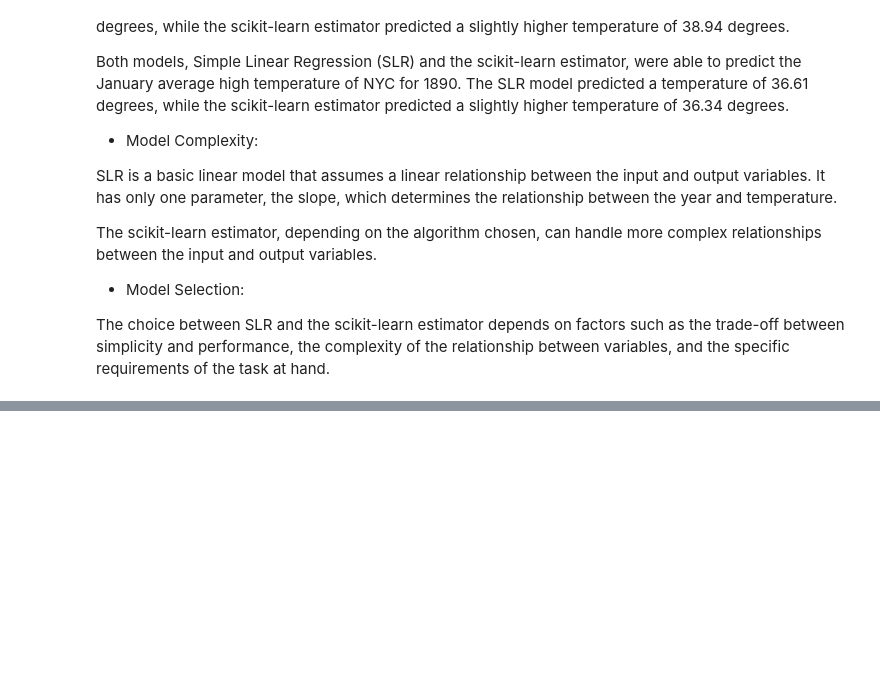
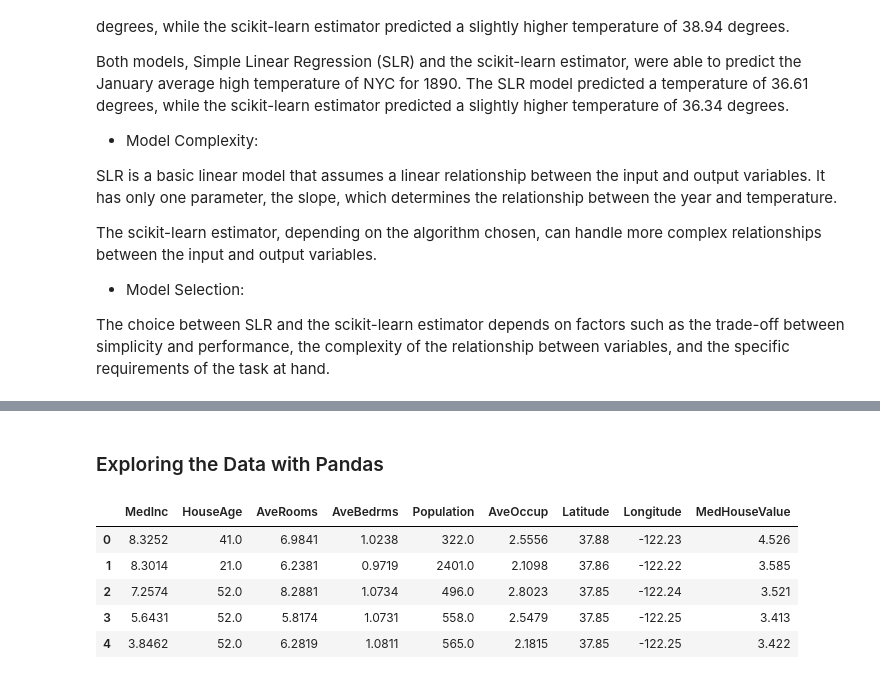
Before and after one commit to drodmay1/datafun-07-applied, a Jupyter notebook: david_ml.ipynb, the cells around one changed output, grey strips where cells are left out. Saved outputs shown, nothing was run; the diff lists cells and outputs as text; code cells hidden in the pictures; blank space fills up the shorter version.

```diff
--- a/david_ml.ipynb
+++ b/david_ml.ipynb
@@ -333,0 +387,30 @@ The choice between SLR and the scikit-learn estimator depends on factors such as
+# %% [markdown]
+### Exploring the Data with Pandas
+# %%
+# Importing the pandas library as pd
+import pandas as pd
+
+# Setting the precision for float formatting to 4 decimal places
+pd.set_option('display.precision', 4)
+
+# Setting the maximum number of displayed columns to 9
+pd.set_option('display.max_columns', 9)
+
+# Setting the display width
+pd.set_option('display.width', None)
+
+# Creating a DataFrame from the California housing dataset features
+california_df = pd.DataFrame(california.data, columns=california.feature_names)
+
+# Adding a new column 'MedHouseValue' to the DataFrame containing the target values
+california_df['MedHouseValue'] = pd.Series(california.target)
+
+# Displaying the first few rows of the DataFrame
+california_df.head()
+# %% [output]
+|  | MedInc | HouseAge | AveRooms | AveBedrms | Population | AveOccup | Latitude | Longitude | MedHouseValue |
+| 0 | 8.3252 | 41.0 | 6.9841 | 1.0238 | 322.0 | 2.5556 | 37.88 | -122.23 | 4.526 |
+| 1 | 8.3014 | 21.0 | 6.2381 | 0.9719 | 2401.0 | 2.1098 | 37.86 | -122.22 | 3.585 |
+| 2 | 7.2574 | 52.0 | 8.2881 | 1.0734 | 496.0 | 2.8023 | 37.85 | -122.24 | 3.521 |
+| 3 | 5.6431 | 52.0 | 5.8174 | 1.0731 | 558.0 | 2.5479 | 37.85 | -122.25 | 3.413 |
+| 4 | 3.8462 | 52.0 | 6.2819 | 1.0811 | 565.0 | 2.1815 | 37.85 | -122.25 | 3.422 |
```
Also changed, not shown: parts of 11 cells of this notebook.
